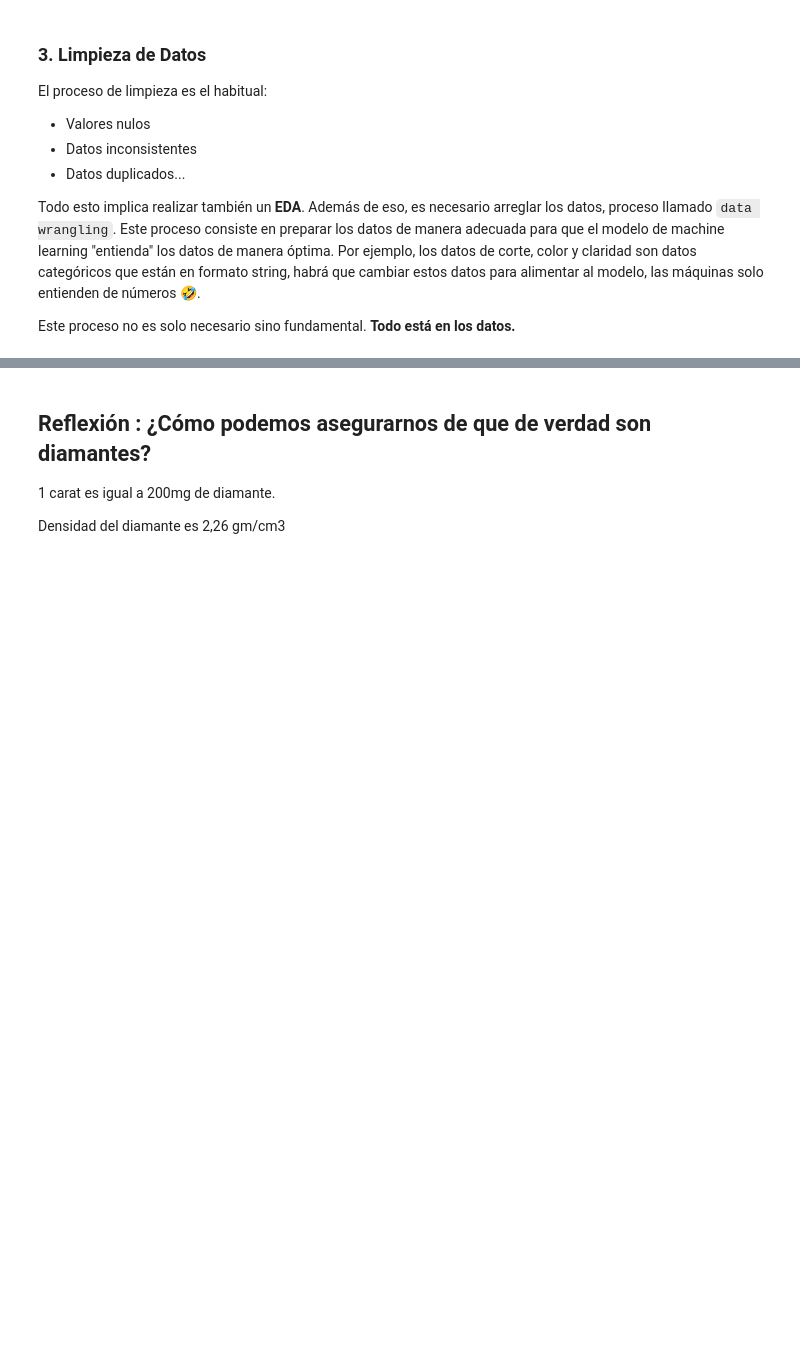
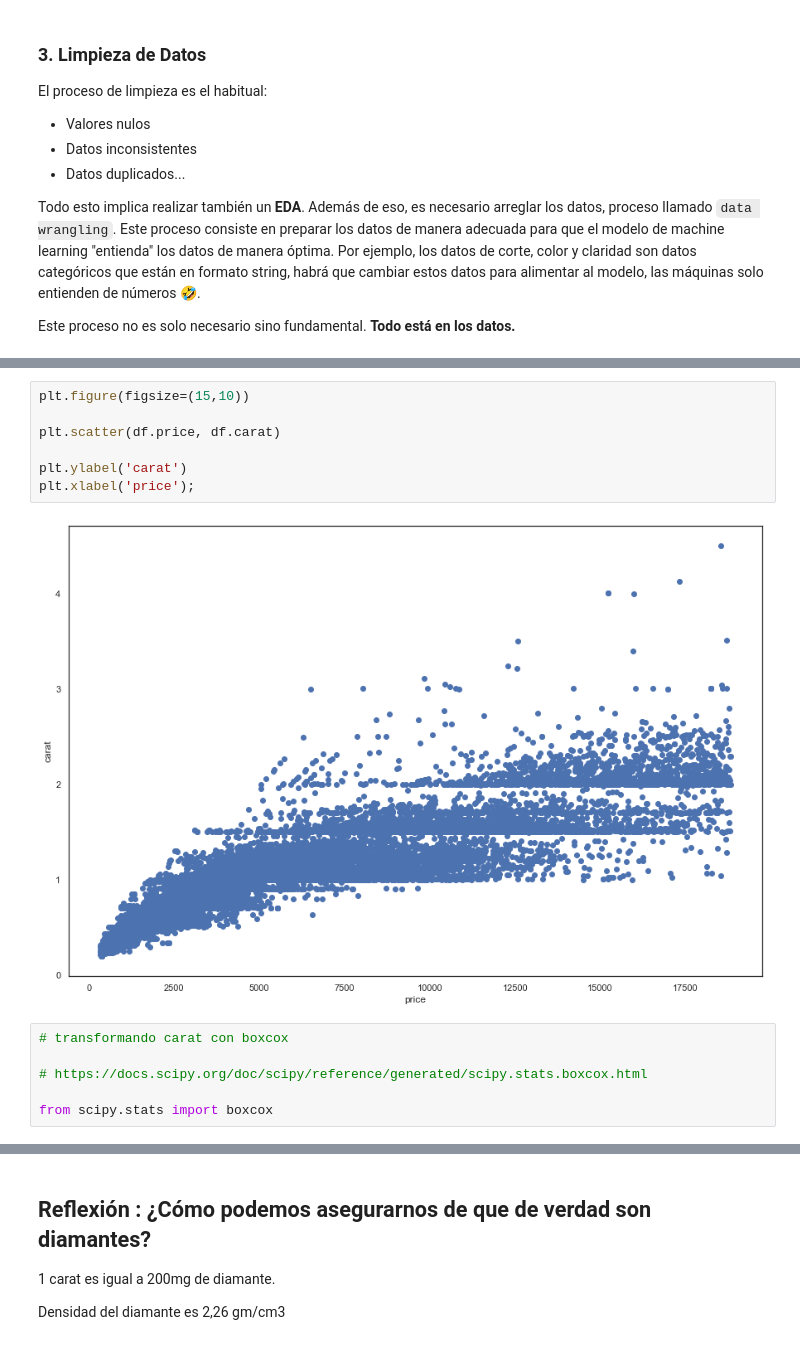
Before and after one commit to Ironhack-Data-Madrid-Agosto-2022/Apuntes-de-clase, a Jupyter notebook: semana_7/1.1 - Intro Machine Learning - Aprendizaje Supervisado - Regresion.ipynb, the cells around one changed output, grey strips where cells are left out. Cells and saved outputs as stored; diff of their text form; blank space fills up the shorter version.

```diff
--- a/semana_7/1.1 - Intro Machine Learning - Aprendizaje Supervisado - Regresion.ipynb
+++ b/semana_7/1.1 - Intro Machine Learning - Aprendizaje Supervisado - Regresion.ipynb
@@ -65,0 +170,15 @@ Este proceso no es solo necesario sino fundamental. **Todo está en los datos.**
+# %%
+plt.figure(figsize=(15,10))
+
+plt.scatter(df.price, df.carat)
+
+plt.ylabel('carat')
+plt.xlabel('price');
+# %% [output]
+[figure, added]
+# %%
+# transformando carat con boxcox
+
+# https://docs.scipy.org/doc/scipy/reference/generated/scipy.stats.boxcox.html
+
+from scipy.stats import boxcox
```
Also changed, not shown: parts of 23 cells of this notebook.
